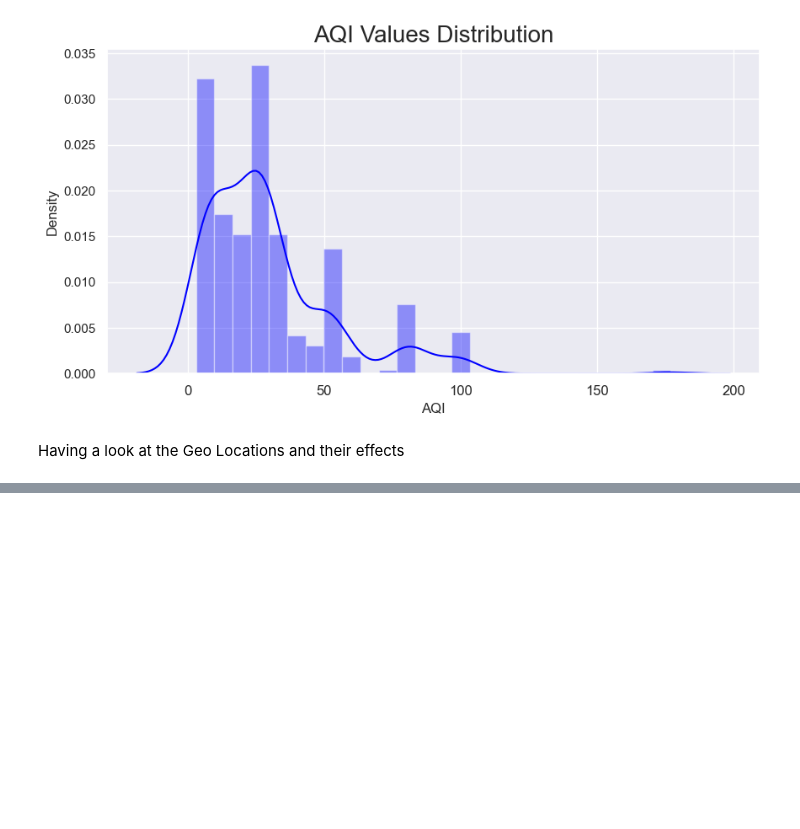
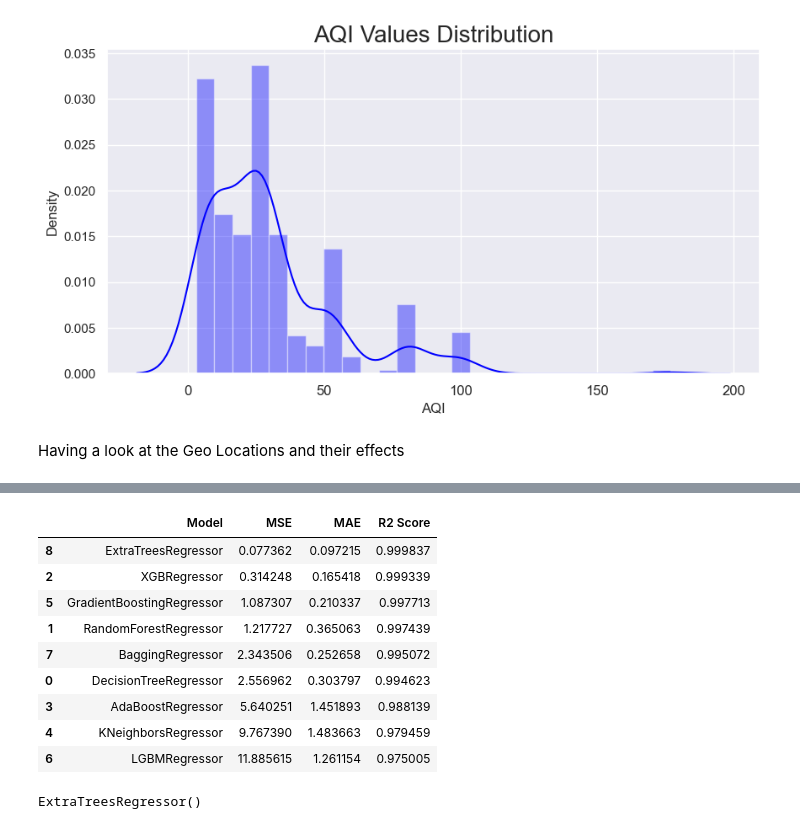
Before and after one commit to chandu-bala/EnviroMonitor, a Jupyter notebook: notebooks/AQI_Project.ipynb, the cells around one changed output, grey strips where cells are left out. Cells and saved outputs as stored; diff of their text form; code cells hidden in the pictures; blank space fills up the shorter version.

```diff
--- a/notebooks/AQI_Project.ipynb
+++ b/notebooks/AQI_Project.ipynb
@@ -535,0 +947,34 @@ fig.show()
+# %%
+models = [
+    (DecisionTreeRegressor(**best_params_list[0]), {}),
+    (RandomForestRegressor(**best_params_list[1]), {}),
+    (XGBRegressor(**best_params_list[2]), {}),
+    (AdaBoostRegressor(**best_params_list[3]), {}),
+    (KNeighborsRegressor(**best_params_list[4]), {}),
+    (GradientBoostingRegressor(**best_params_list[5]), {}),
+    (LGBMRegressor(**best_params_list[6]), {}),
+    (BaggingRegressor(**best_params_list[7]), {}),
+    (ExtraTreesRegressor(**best_params_list[8]), {}),
+]
+# %%
+# Train and evaluate the models
+model_names = []
+mse_values = []
+mae_values = []
+r2_values = []
+
+for i, (model, _) in enumerate(models):
+    model_name = model.__class__.__name__
+    print(f"Training and evaluating model: {model_name} ({i+1}/{len(models)})")
+
+    model.fit(X_train_scaled, y_train)
+    y_pred = model.predict(X_test_scaled)
+
+    mse = mean_squared_error(y_test, y_pred)
+    mae = mean_absolute_error(y_test, y_pred)
+    r2 = r2_score(y_test, y_pred)
+
+    model_names.append(model_name)
+    mse_values.append(mse)
+    mae_values.append(mae)
+    r2_values.append(r2)
@@ -535,0 +999,22 @@ fig.show()
+# %%
+# Create a DataFrame to store the evaluation results
+evaluation_df = pd.DataFrame({
+    'Model': model_names,
+    'MSE': mse_values,
+    'MAE': mae_values,
+    'R2 Score': r2_values
+})
+
+# Print the evaluation results
+evaluation_df.sort_values('MSE')
+# %% [output]
+|  | Model | MSE | MAE | R2 Score |
+| 8 | ExtraTreesRegressor | 0.077362 | 0.097215 | 0.999837 |
+| 2 | XGBRegressor | 0.314248 | 0.165418 | 0.999339 |
+| 5 | GradientBoostingRegressor | 1.087307 | 0.210337 | 0.997713 |
+| 1 | RandomForestRegressor | 1.217727 | 0.365063 | 0.997439 |
+| 7 | BaggingRegressor | 2.343506 | 0.252658 | 0.995072 |
+| 0 | DecisionTreeRegressor | 2.556962 | 0.303797 | 0.994623 |
+| 3 | AdaBoostRegressor | 5.640251 | 1.451893 | 0.988139 |
+| 4 | KNeighborsRegressor | 9.767390 | 1.483663 | 0.979459 |
+| 6 | LGBMRegressor | 11.885615 | 1.261154 | 0.975005 |
@@ -535,0 +1062,8 @@ fig.show()
+# %%
+# Save the best model
+best_model_index = evaluation_df['MSE'].idxmin()
+best_model = models[best_model_index][0]
+
+best_model
+# %% [output]
+ExtraTreesRegressor()
```
Also changed, not shown: parts of 33 cells of this notebook, 1 other file.
